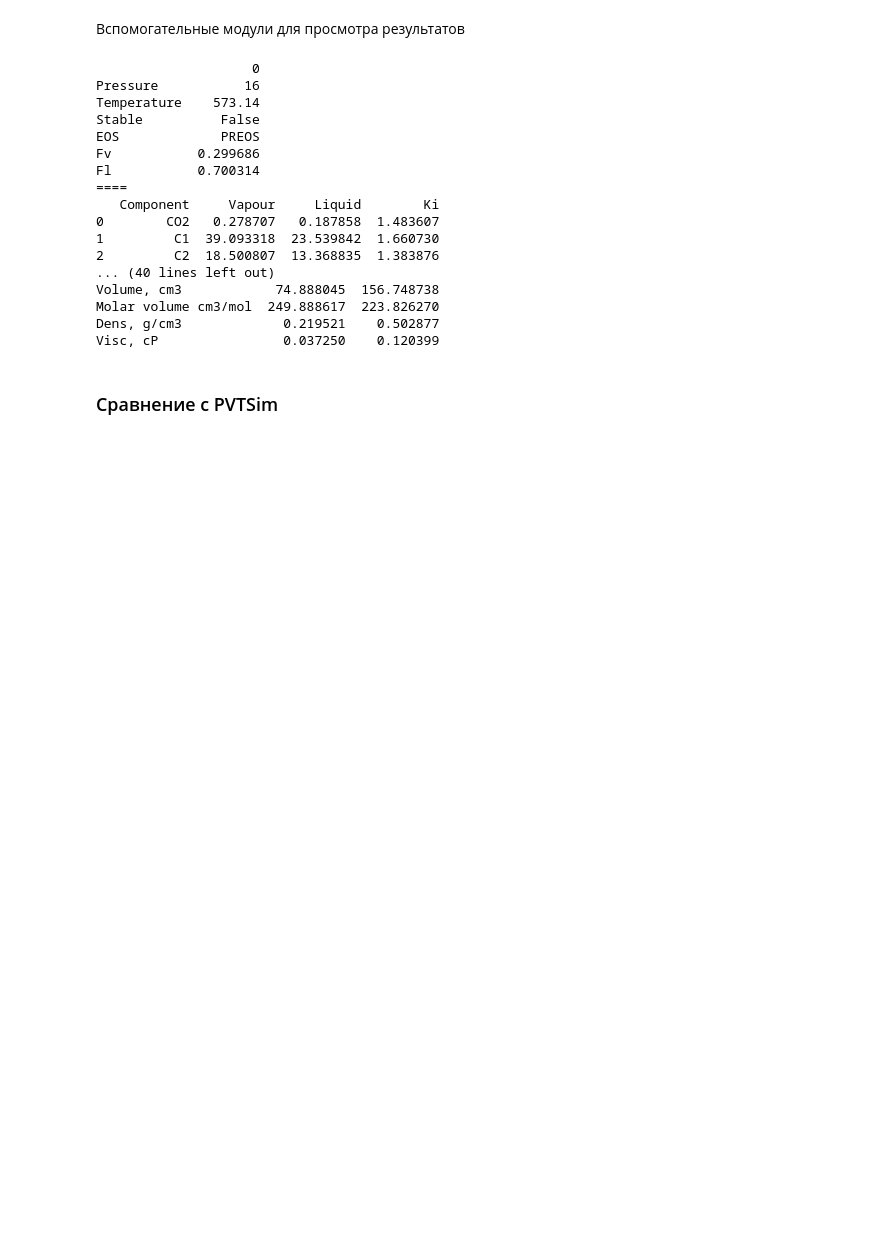
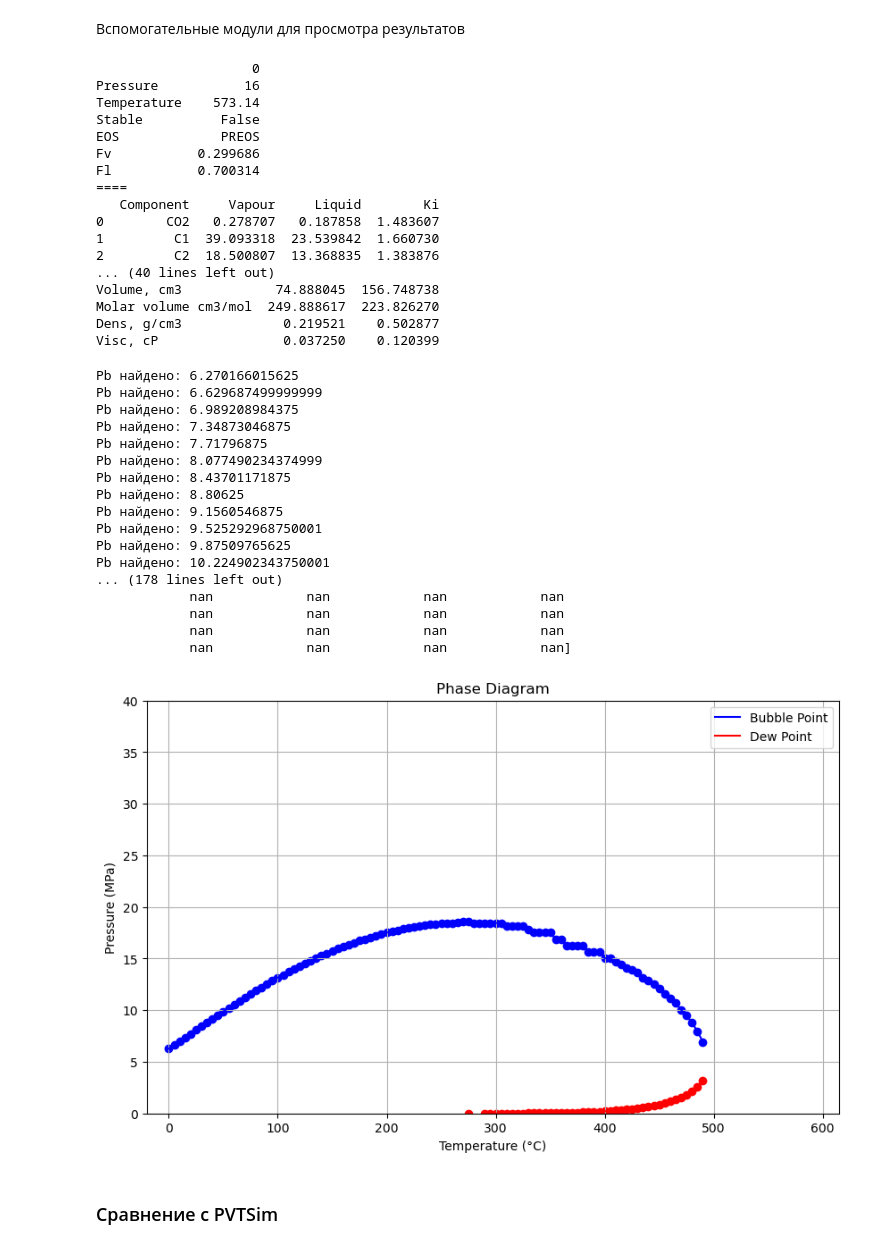
Before and after one commit to SidorenkoDD/BlackBoxFluid, a Jupyter notebook: code/notebook.ipynb, the cells around one changed output. Cells and saved outputs as stored; diff of their text form; code cells hidden in the pictures; blank space fills up the shorter version.

```diff
--- a/code/notebook.ipynb
+++ b/code/notebook.ipynb
@@ -626,3 +626,24 @@ Volume, cm3            74.888045  156.748738
 Molar volume cm3/mol  249.888617  223.826270
 Dens, g/cm3             0.219521    0.502877
 Visc, cP                0.037250    0.120399
+# %%
+model_pr_no_shift.plot_phase_diagram(t_max=600, t_step = 5)
+# %% [output]
+Pb найдено: 6.270166015625
+Pb найдено: 6.629687499999999
+Pb найдено: 6.989208984375
+Pb найдено: 7.34873046875
+Pb найдено: 7.71796875
+Pb найдено: 8.077490234374999
+Pb найдено: 8.43701171875
+Pb найдено: 8.80625
+Pb найдено: 9.1560546875
+Pb найдено: 9.525292968750001
+Pb найдено: 9.87509765625
+Pb найдено: 10.224902343750001
+... (178 lines left out)
+            nan            nan            nan            nan
+            nan            nan            nan            nan
+            nan            nan            nan            nan
+            nan            nan            nan            nan]
+[figure, added]
```
Also changed, not shown: parts of 8 cells of this notebook.
